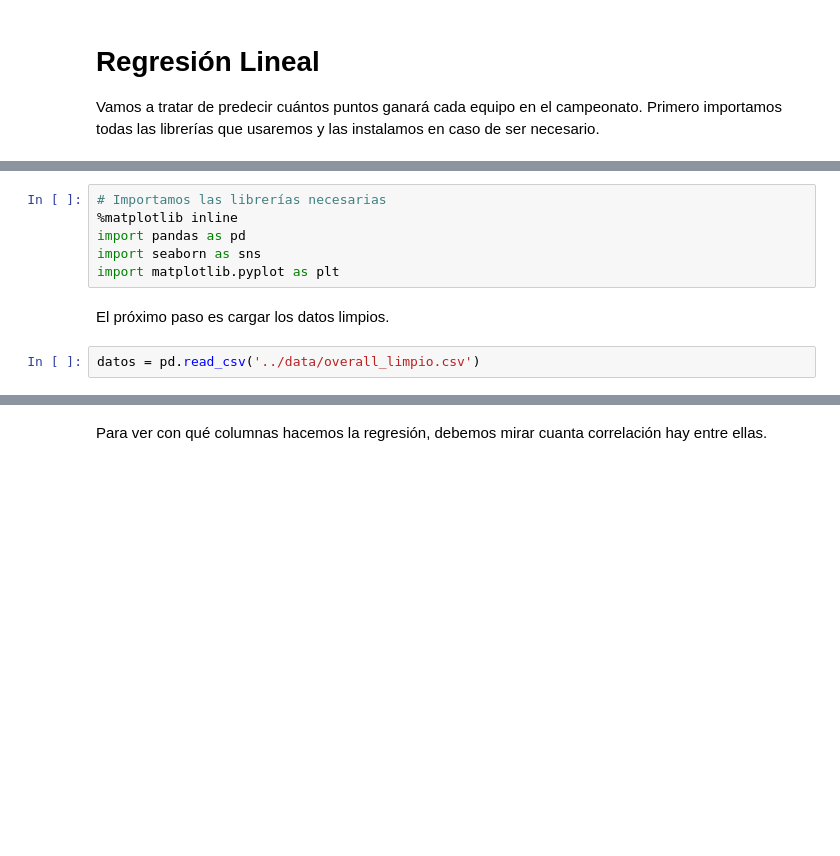
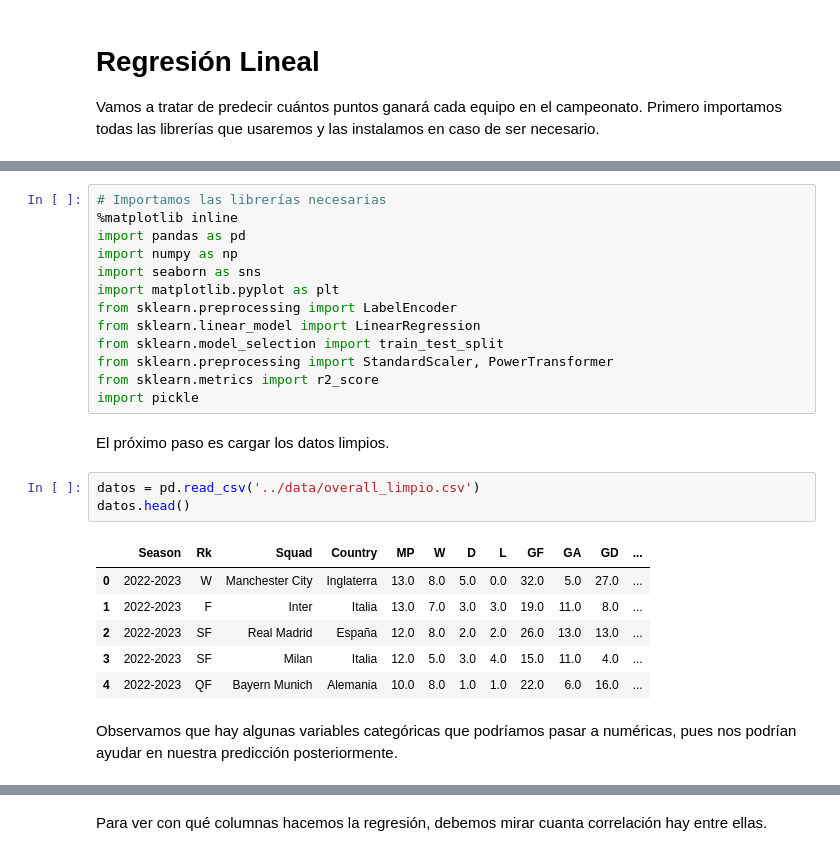
Before and after one commit to lauralardies/uefa_analisis, a Jupyter notebook: UEFA/analisis/regresionlineal.ipynb, the cells around one changed output, grey strips where cells are left out. Saved outputs shown, nothing was run; the diff lists cells and outputs as text; blank space fills up the shorter version.

```diff
--- a/UEFA/analisis/regresionlineal.ipynb
+++ b/UEFA/analisis/regresionlineal.ipynb
@@ -59,9 +89,26 @@ WARNING: Ignoring invalid distribution -ffi (c:\users\laura rodríguez\appdata\r
 # Importamos las librerías necesarias
 %matplotlib inline
 import pandas as pd
+import numpy as np
 import seaborn as sns
 import matplotlib.pyplot as plt
+from sklearn.preprocessing import LabelEncoder
+from sklearn.linear_model import LinearRegression
+from sklearn.model_selection import train_test_split
+from sklearn.preprocessing import StandardScaler, PowerTransformer
+from sklearn.metrics import r2_score
+import pickle
 # %% [markdown]
 El próximo paso es cargar los datos limpios.
 # %%
 datos = pd.read_csv('../data/overall_limpio.csv')
+datos.head()
+# %% [output]
+|  | Season | Rk | Squad | Country | MP | W | D | L | GF | GA | GD | ... |
+| 0 | 2022-2023 | W | Manchester City | Inglaterra | 13.0 | 8.0 | 5.0 | 0.0 | 32.0 | 5.0 | 27.0 | ... |
+| 1 | 2022-2023 | F | Inter | Italia | 13.0 | 7.0 | 3.0 | 3.0 | 19.0 | 11.0 | 8.0 | ... |
+| 2 | 2022-2023 | SF | Real Madrid | España | 12.0 | 8.0 | 2.0 | 2.0 | 26.0 | 13.0 | 13.0 | ... |
+| 3 | 2022-2023 | SF | Milan | Italia | 12.0 | 5.0 | 3.0 | 4.0 | 15.0 | 11.0 | 4.0 | ... |
+| 4 | 2022-2023 | QF | Bayern Munich | Alemania | 10.0 | 8.0 | 1.0 | 1.0 | 22.0 | 6.0 | 16.0 | ... |
+# %% [markdown]
+Observamos que hay algunas variables categóricas que podríamos pasar a numéricas, pues nos podrían ayudar en nuestra predicción posteriormente.
```
Also changed, not shown: parts of 15 cells of this notebook, 1 other file.
